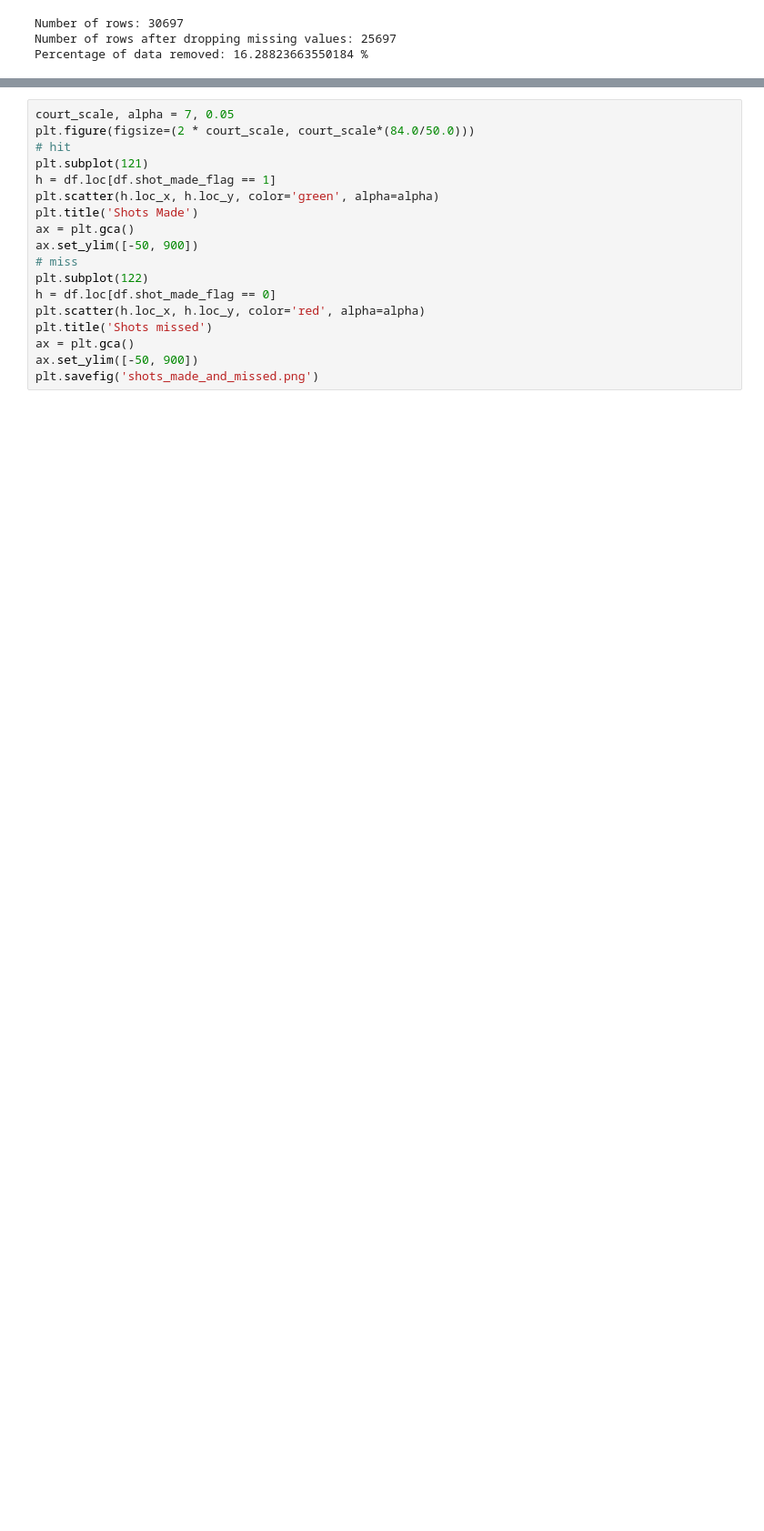
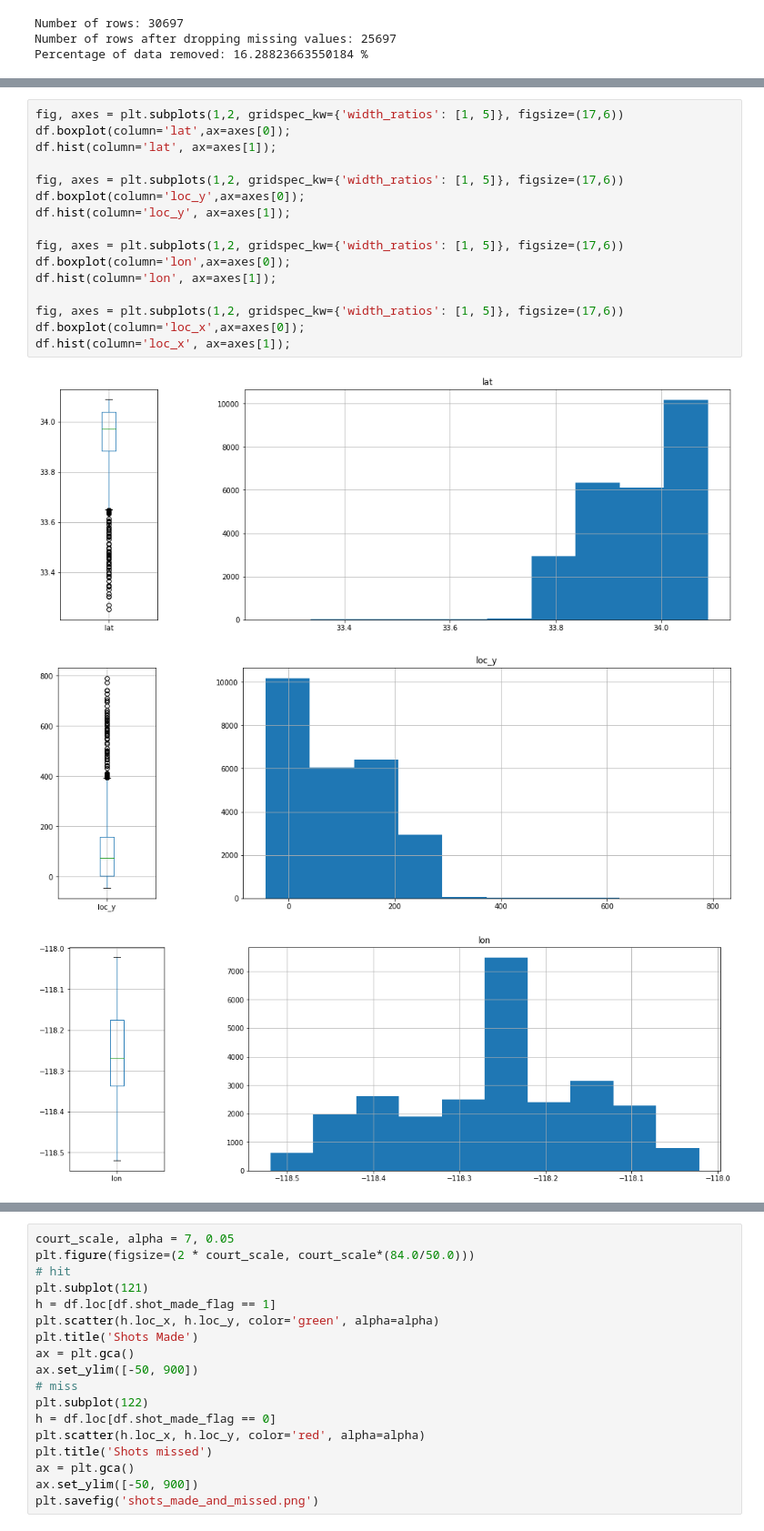
Before and after one commit to mitirmizi/koby-bryant-shot-selection, a Jupyter notebook: ismail_eda.ipynb, the cells around one changed output, grey strips where cells are left out. Shown at 91% size. Cells and saved outputs as stored; diff of their text form; blank space fills up the shorter version.

```diff
--- a/ismail_eda.ipynb
+++ b/ismail_eda.ipynb
@@ -80,0 +127,20 @@ Percentage of data removed: 16.28823663550184 %
+# %%
+fig, axes = plt.subplots(1,2, gridspec_kw={'width_ratios': [1, 5]}, figsize=(17,6))
+df.boxplot(column='lat',ax=axes[0]);
+df.hist(column='lat', ax=axes[1]);
+
+fig, axes = plt.subplots(1,2, gridspec_kw={'width_ratios': [1, 5]}, figsize=(17,6))
+df.boxplot(column='loc_y',ax=axes[0]);
+df.hist(column='loc_y', ax=axes[1]);
+
+fig, axes = plt.subplots(1,2, gridspec_kw={'width_ratios': [1, 5]}, figsize=(17,6))
+df.boxplot(column='lon',ax=axes[0]);
+df.hist(column='lon', ax=axes[1]);
+
+fig, axes = plt.subplots(1,2, gridspec_kw={'width_ratios': [1, 5]}, figsize=(17,6))
+df.boxplot(column='loc_x',ax=axes[0]);
+df.hist(column='loc_x', ax=axes[1]);
+# %% [output]
+[figure, added]
+[figure, added]
+[figure, added]
```
Also changed, not shown: parts of 31 cells of this notebook.
